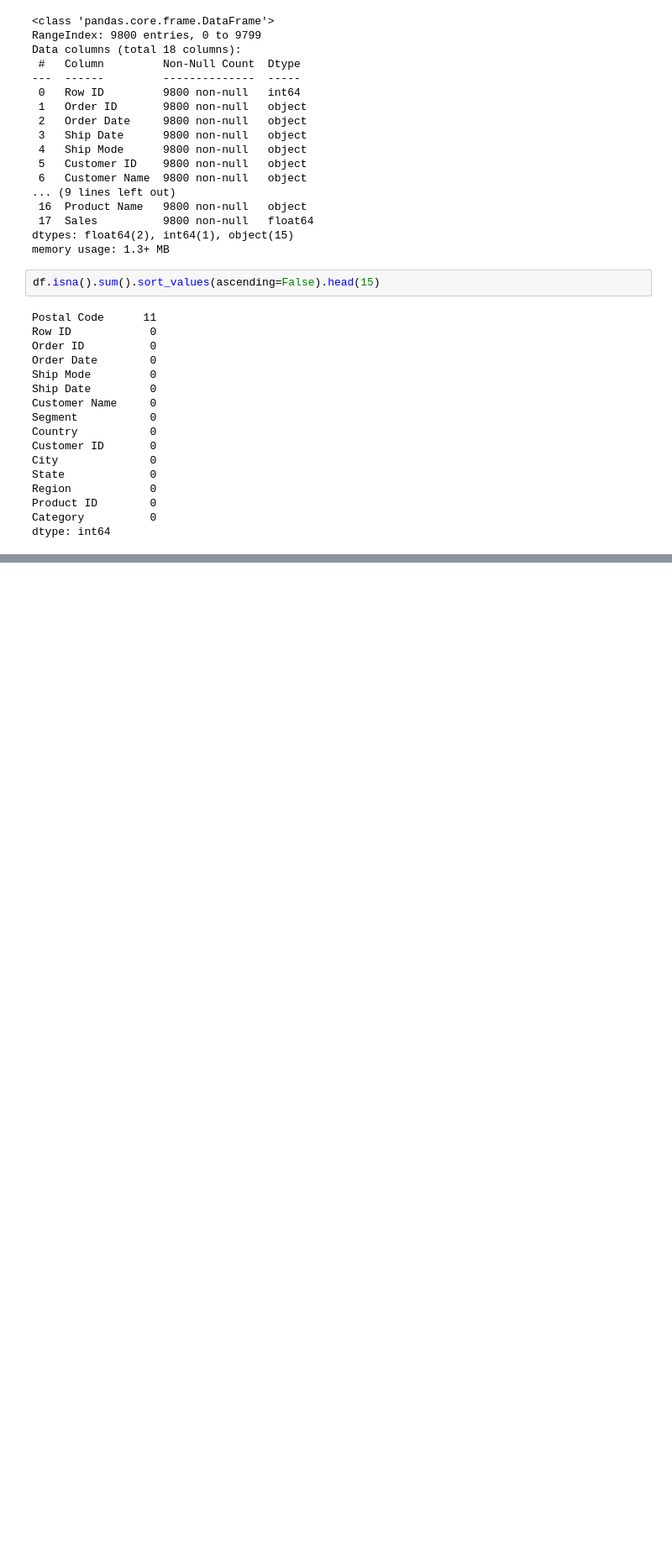
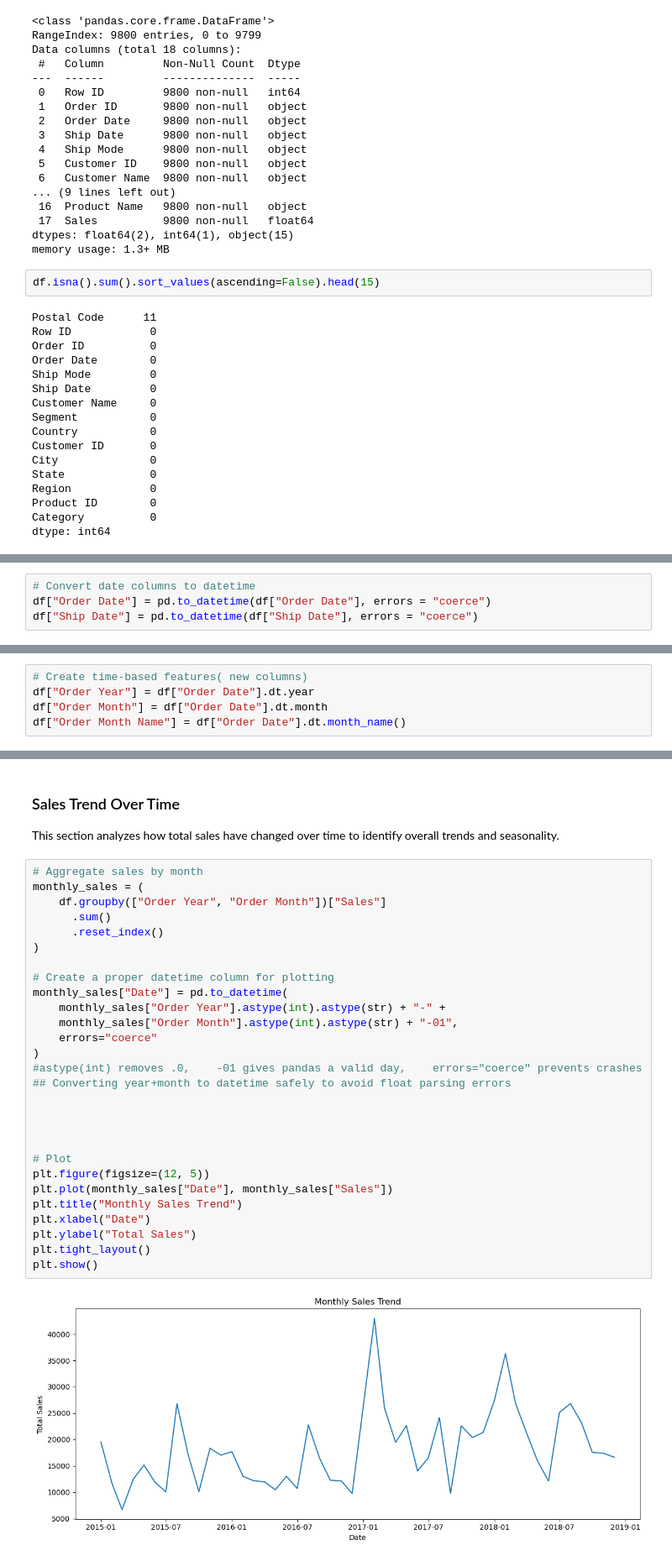
Before and after one commit to fureza-muqaddas/sales-eda-sql-stats, a Jupyter notebook: notebooks/01_sales_eda.ipynb, the cells around one changed output, grey strips where cells are left out. Shown at 84% size. Cells and saved outputs as stored; diff of their text form; blank space fills up the shorter version.

```diff
--- a/notebooks/01_sales_eda.ipynb
+++ b/notebooks/01_sales_eda.ipynb
@@ -61,0 +72,4 @@ dtype: int64
+# %%
+# Convert date columns to datetime
+df["Order Date"] = pd.to_datetime(df["Order Date"], errors = "coerce")
+df["Ship Date"] = pd.to_datetime(df["Ship Date"], errors = "coerce")
@@ -61,0 +87,5 @@ dtype: int64
+# %%
+# Create time-based features( new columns)
+df["Order Year"] = df["Order Date"].dt.year
+df["Order Month"] = df["Order Date"].dt.month
+df["Order Month Name"] = df["Order Date"].dt.month_name()
@@ -61,0 +115,34 @@ dtype: int64
+# %% [markdown]
+### Sales Trend Over Time
+
+This section analyzes how total sales have changed over time to identify overall trends and seasonality.
+# %%
+# Aggregate sales by month
+monthly_sales = (
+    df.groupby(["Order Year", "Order Month"])["Sales"]
+      .sum()
+      .reset_index()
+)
+
+# Create a proper datetime column for plotting
+monthly_sales["Date"] = pd.to_datetime(
+    monthly_sales["Order Year"].astype(int).astype(str) + "-" +
+    monthly_sales["Order Month"].astype(int).astype(str) + "-01",
+    errors="coerce"
+)
+#astype(int) removes .0,    -01 gives pandas a valid day,    errors="coerce" prevents crashes
+## Converting year+month to datetime safely to avoid float parsing errors
+
+
+
+
+# Plot
+plt.figure(figsize=(12, 5))
+plt.plot(monthly_sales["Date"], monthly_sales["Sales"])
+plt.title("Monthly Sales Trend")
+plt.xlabel("Date")
+plt.ylabel("Total Sales")
+plt.tight_layout()
+plt.show()
+# %% [output]
+[figure, added]
```
Also changed, not shown: parts of 14 cells of this notebook.
